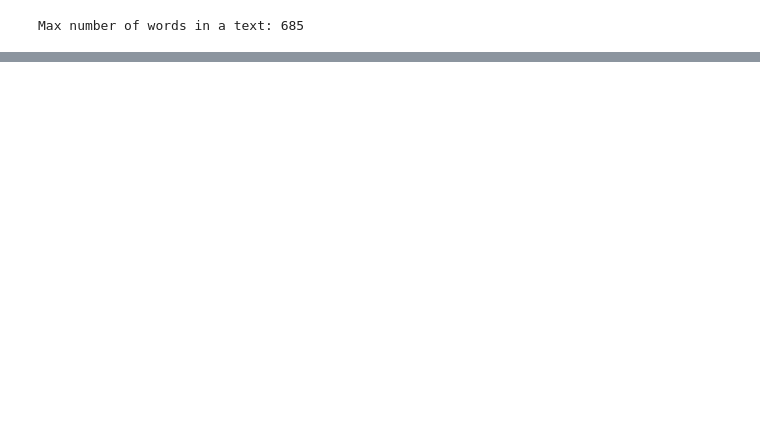
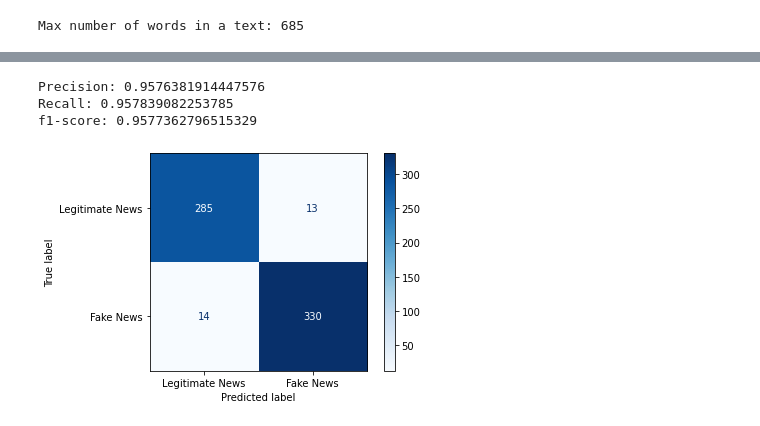
Before and after one commit to Glenn-Matias/fake_news_classifier, a Jupyter notebook: MP.ipynb, the cells around one changed output, grey strips where cells are left out. Cells and saved outputs as stored; diff of their text form; code cells hidden in the pictures; blank space fills up the shorter version.

```diff
--- a/MP.ipynb
+++ b/MP.ipynb
@@ -125,0 +121,5 @@ Vocabulary size: 37914
+# %%
+testing_set_tokenizer = Tokenizer()
+testing_set_tokenizer.fit_on_texts(testing_sentences)
+testing_vocab_size = len(testing_set_tokenizer.word_index) + 1
+print(f"Testing Set vocabulary size: {testing_vocab_size}")
@@ -214,0 +245,7 @@ KeyboardInterrupt: ignored
+# %%
+# Loads the weights
+model.load_weights(checkpoint_path)
+
+# Re-evaluate the model
+loss, acc = model.evaluate(testing_padded, testing_labels, verbose=2)
+print("Restored model, accuracy: {:5.2f}%".format(100 * acc))
@@ -214,0 +254,15 @@ KeyboardInterrupt: ignored
+# %%
+from sklearn.metrics import classification_report
+
+
+sequences = tokenizer.texts_to_sequences(testing_sentences)
+padded_seqs = pad_sequences(sequences, maxlen=max_length, padding=padding_type, truncating=trunc_type)
+
+y_pred = model.predict(padded_seqs)
+print(y_pred[0:10])
+
+y_pred = [1 if x > 0.5 else 0 for x in y_pred]
+print(y_pred[0:10])
+print(testing_labels[0:10])
+
+print(classification_report(testing_labels, y_pred))
@@ -214,0 +290,24 @@ KeyboardInterrupt: ignored
+# %%
+from sklearn.metrics import f1_score, precision_score, recall_score, confusion_matrix
+
+# Print f1, precision, and recall scores
+print(f'Precision: {precision_score(testing_labels, y_pred , average="macro")}')
+print(f'Recall: {recall_score(testing_labels, y_pred , average="macro")}')
+print(f'f1-score: {f1_score(testing_labels, y_pred , average="macro")}')
+# %% [output]
+Precision: 0.9576381914447576
+Recall: 0.957839082253785
+f1-score: 0.9577362796515329
+# %%
+from sklearn.metrics import ConfusionMatrixDisplay
+from sklearn.metrics import confusion_matrix
+import matplotlib.pyplot as plt
+import numpy as np
+
+labels = ["Legitimate News", "Fake News"]
+cm = confusion_matrix(testing_labels, y_pred)
+disp = ConfusionMatrixDisplay(confusion_matrix=cm, display_labels=labels)
+disp.plot(cmap=plt.cm.Blues, values_format='')
+plt.show()
+# %% [output]
+[figure, added]
```
Also changed, not shown: parts of 20 cells of this notebook.
